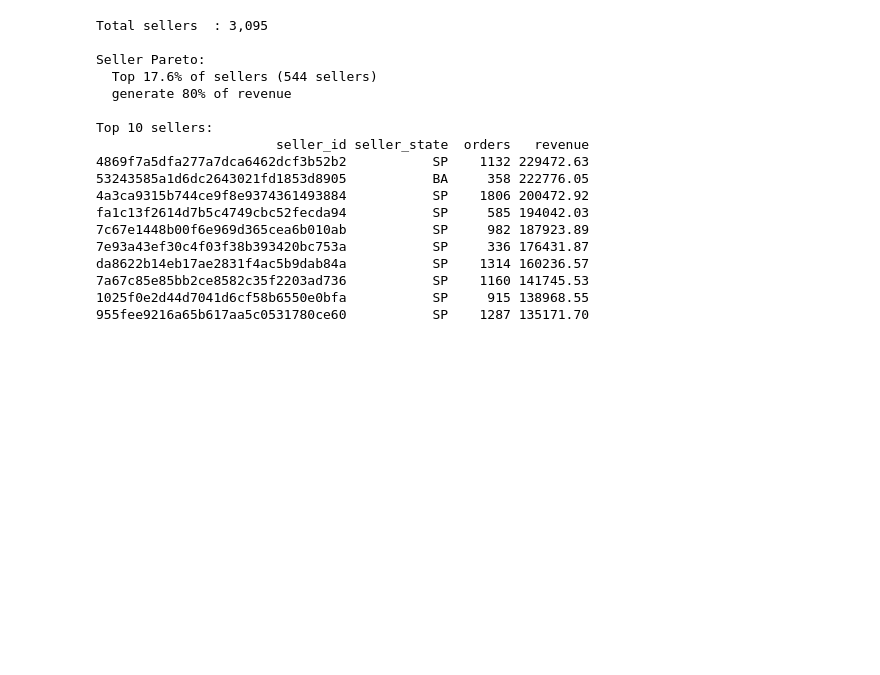
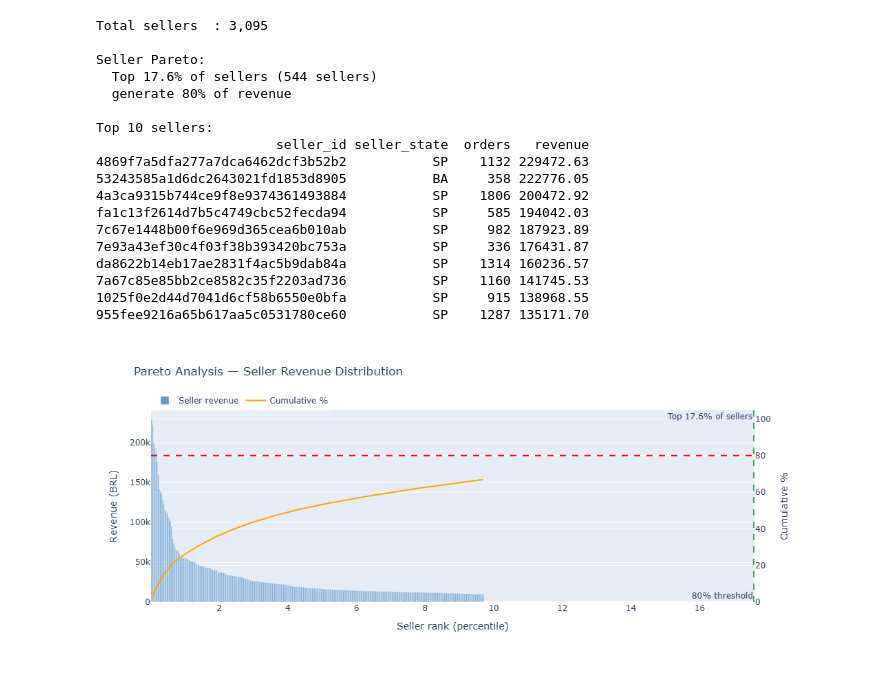
Before and after one commit to IpshitaPPradhan/japan-ecommerce-analytics, a Jupyter notebook: notebooks/08_pareto_analysis.ipynb, the cells around one changed output. Drawn from its saved outputs; the diff is of its cells as text; code cells hidden in the pictures; blank space fills up the shorter version.

```diff
--- a/notebooks/08_pareto_analysis.ipynb
+++ b/notebooks/08_pareto_analysis.ipynb
@@ -258,3 +258,47 @@ da8622b14eb17ae2831f4ac5b9dab84a           SP    1314 160236.57
 7a67c85e85bb2ce8582c35f2203ad736           SP    1160 141745.53
 1025f0e2d44d7041d6cf58b6550e0bfa           SP     915 138968.55
 955fee9216a65b617aa5c0531780ce60           SP    1287 135171.70
+# %%
+plot_sellers = seller_revenue.head(300)
+
+fig4 = make_subplots(specs=[[{"secondary_y": True}]])
+
+fig4.add_trace(go.Bar(
+    x=plot_sellers["seller_rank_pct"],
+    y=plot_sellers["revenue"],
+    name="Seller revenue",
+    marker_color="#2171b5",
+    opacity=0.7
+), secondary_y=False)
+
+fig4.add_trace(go.Scatter(
+    x=plot_sellers["seller_rank_pct"],
+    y=plot_sellers["cumulative_pct"],
+    name="Cumulative %",
+    line=dict(color="orange", width=2)
+), secondary_y=True)
+
+fig4.add_hline(
+    y=80, line_dash="dash", line_color="red",
+    annotation_text="80% threshold",
+    secondary_y=True
+)
+
+fig4.add_vline(
+    x=pct_sels_for_80, line_dash="dash",
+    line_color="green", opacity=0.7,
+    annotation_text=f"Top {pct_sels_for_80:.1f}% of sellers",
+    annotation_position="top left"
+)
+
+fig4.update_layout(
+    title="Pareto Analysis — Seller Revenue Distribution",
+    xaxis_title="Seller rank (percentile)",
+    height=460,
+    legend=dict(orientation="h", y=1.1)
+)
+fig4.update_yaxes(title_text="Revenue (BRL)", secondary_y=False)
+fig4.update_yaxes(title_text="Cumulative %", secondary_y=True, range=[0,105])
+fig4.show()
+# %% [output]
+[figure, added]
```
Also changed, not shown: parts of 2 cells of this notebook, 14 other files.
